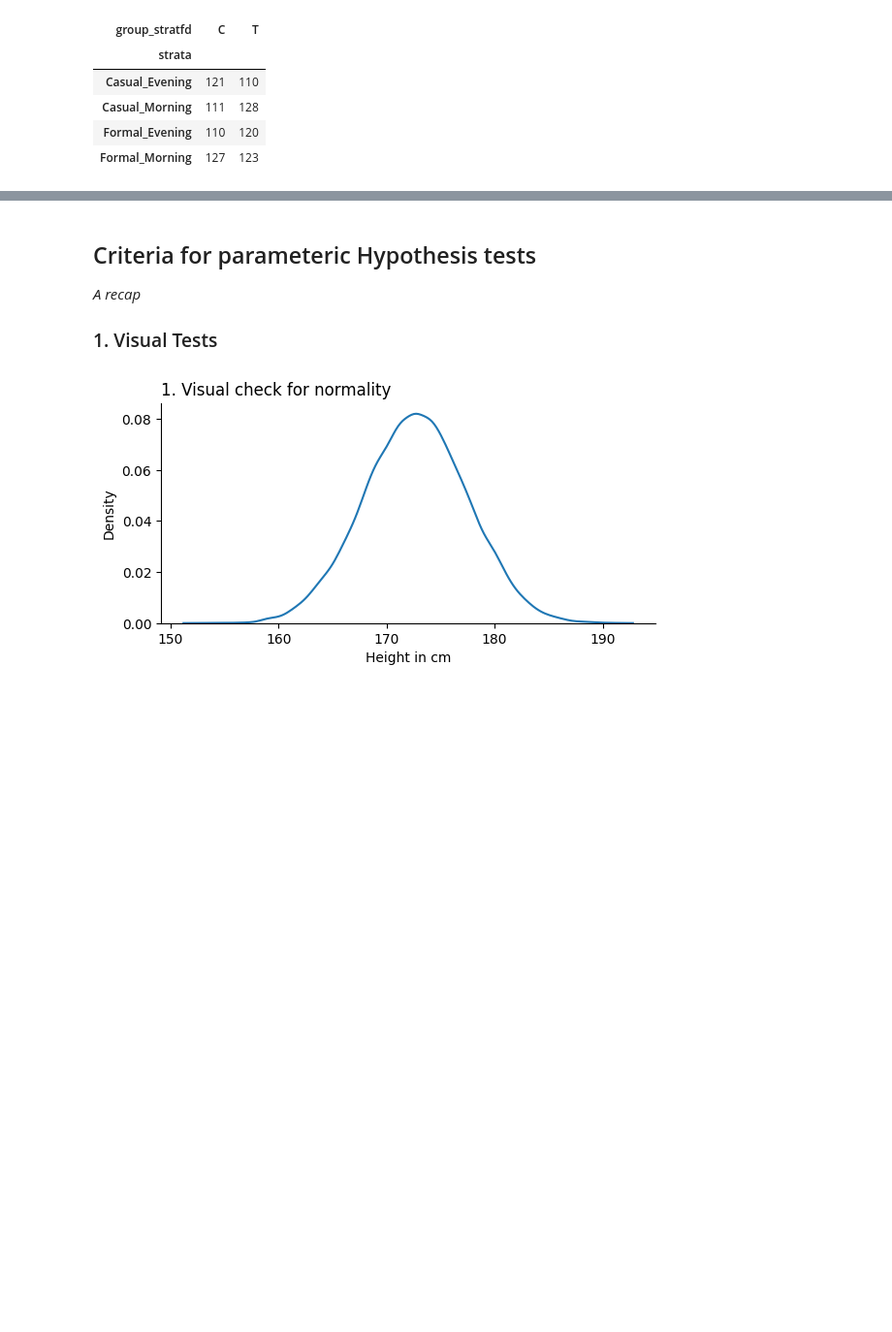
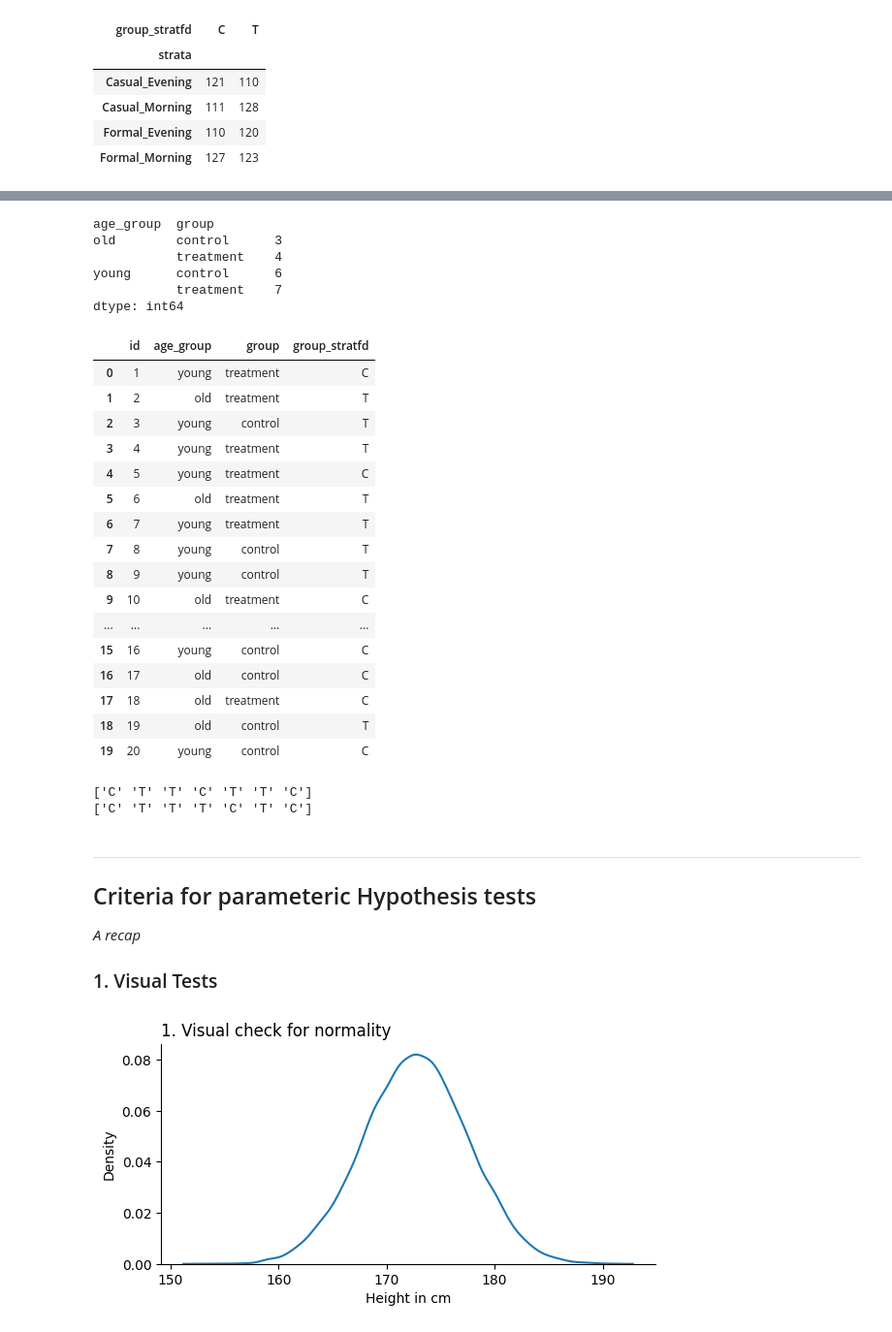
Before and after one commit to abhijeet-bhambere/python-ml-trail, a Jupyter notebook: experimental_design.ipynb, the cells around one changed output, grey strips where cells are left out. Shown at 97% size. Cells and saved outputs as stored; diff of their text form; code cells hidden in the pictures; blank space fills up the shorter version.

```diff
--- a/experimental_design.ipynb
+++ b/experimental_design.ipynb
@@ -374,0 +392,10 @@ ___
+# %%
+import pandas as pd
+import numpy as np
+
+np.random.seed(42)
+df = pd.DataFrame({
+    'id': range(1, 21),
+    'age_group': np.random.choice(['young', 'old'], size=20)  # covariate
+})
+df
@@ -375,4 +420,61 @@ ___
+# %%
+def assign_treatment(group):
+    n = len(group)
+    labels = ['treatment', 'control'] * (n // 2) + ['treatment'] * (n % 2)
+    group['group'] = np.random.permutation(labels)
+    return group
+# %%
+df['group'] = None
+for _, idx in df.groupby("age_group").groups.items():
+    df.loc[idx, "group"] = assign_treatment(df.loc[idx])
+# %%
+df.groupby(['age_group', 'group']).size()
+# %% [output]
+age_group  group
+old        control      3
+           treatment    4
+young      control      6
+           treatment    7
+dtype: int64
+# %%
+# An even simpler implementation
+for stratum in df['age_group'].unique():
+    idx = df.index[df["age_group"] == stratum]
+    n = len(idx)
+    labels = ["T", "C"] * (n // 2) + ["T"] * (n % 2)  # or random tie-break as shown earlier
+    assignments = np.random.permutation(labels)
+    df.loc[idx, "group_stratfd"] = assignments
+
+df
+# %% [output]
+|  | id | age_group | group | group_stratfd |
+| 0 | 1 | young | treatment | C |
+| 1 | 2 | old | treatment | T |
+| 2 | 3 | young | control | T |
+| 3 | 4 | young | treatment | T |
+| 4 | 5 | young | treatment | C |
+| 5 | 6 | old | treatment | T |
+| 6 | 7 | young | treatment | T |
+| 7 | 8 | young | control | T |
+| 8 | 9 | young | control | T |
+| 9 | 10 | old | treatment | C |
+| ... | ... | ... | ... | ... |
+| 15 | 16 | young | control | C |
+| 16 | 17 | old | control | C |
+| 17 | 18 | old | treatment | C |
+| 18 | 19 | old | control | T |
+| 19 | 20 | young | control | C |
+# %%
+for stratum in df['age_group'].unique():
+    idx1 = df.index[df["age_group"] == stratum]
+    labels = ["T", "C"] * (n // 2) + ["T"] * (n % 2)  # or random tie-break as shown earlier
+    assignments = np.random.permutation(labels)
+    print(assignments)
+# %% [output]
+['C' 'T' 'T' 'C' 'T' 'T' 'C']
+['C' 'T' 'T' 'T' 'C' 'T' 'C']
 # %% [markdown]
+____
 ## Criteria for parameteric Hypothesis tests
 _A recap_
 ### 1. Visual Tests
```
Also changed, not shown: parts of 9 cells of this notebook.
